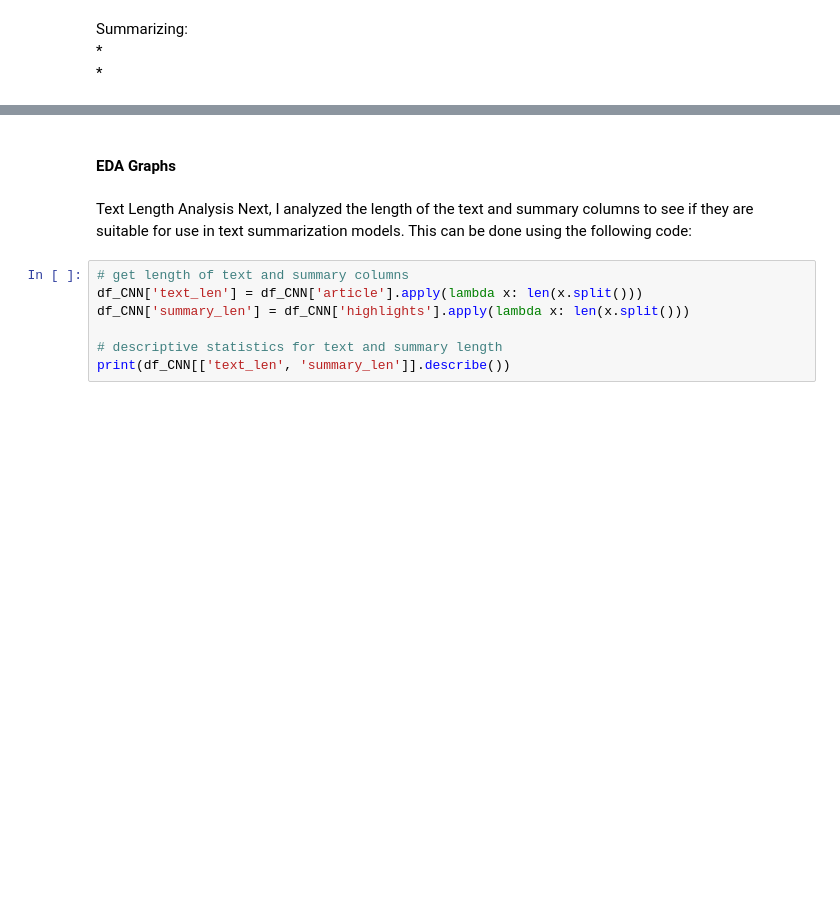
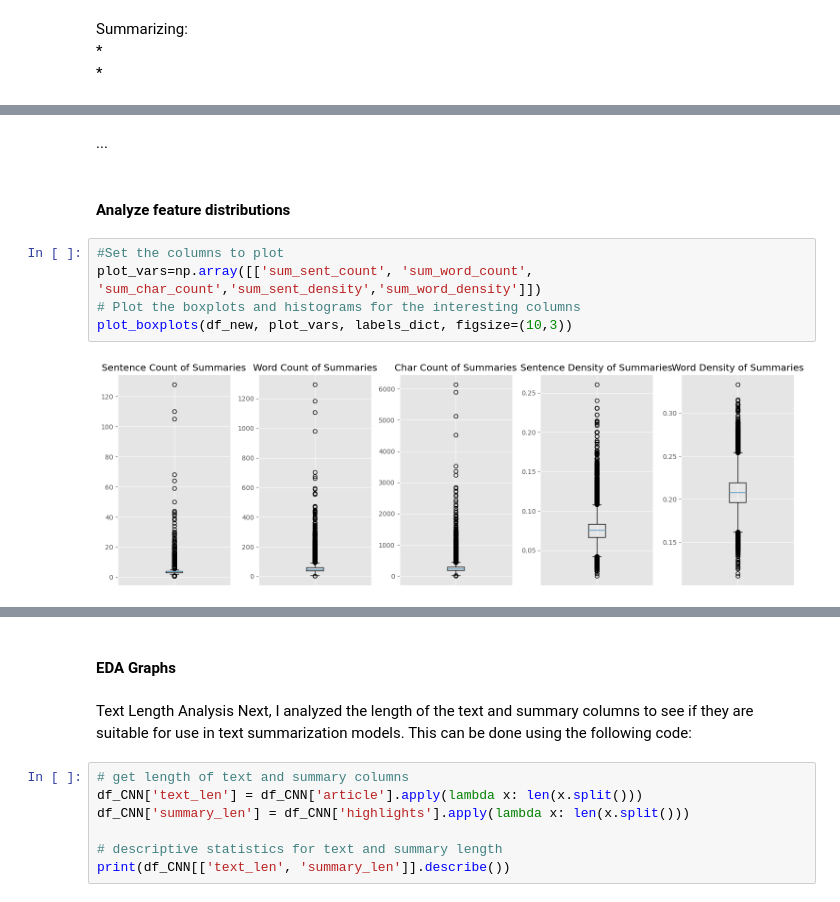
Before and after one commit to Aditya190600/SummaryGen, a Jupyter notebook: notebook/EDA.ipynb, the cells around one changed output, grey strips where cells are left out. Drawn from its saved outputs; the diff is of its cells as text; blank space fills up the shorter version.

```diff
--- a/notebook/EDA.ipynb
+++ b/notebook/EDA.ipynb
@@ -258,0 +425,11 @@ Summarizing:
+# %% [markdown]
+...
+# %% [markdown]
+#### Analyze feature distributions
+# %%
+#Set the columns to plot
+plot_vars=np.array([['sum_sent_count', 'sum_word_count', 'sum_char_count','sum_sent_density','sum_word_density']])
+# Plot the boxplots and histograms for the interesting columns
+plot_boxplots(df_new, plot_vars, labels_dict, figsize=(10,3))
+# %% [output]
+[figure, added]
```
Also changed, not shown: parts of 19 cells of this notebook, 2 other files.
